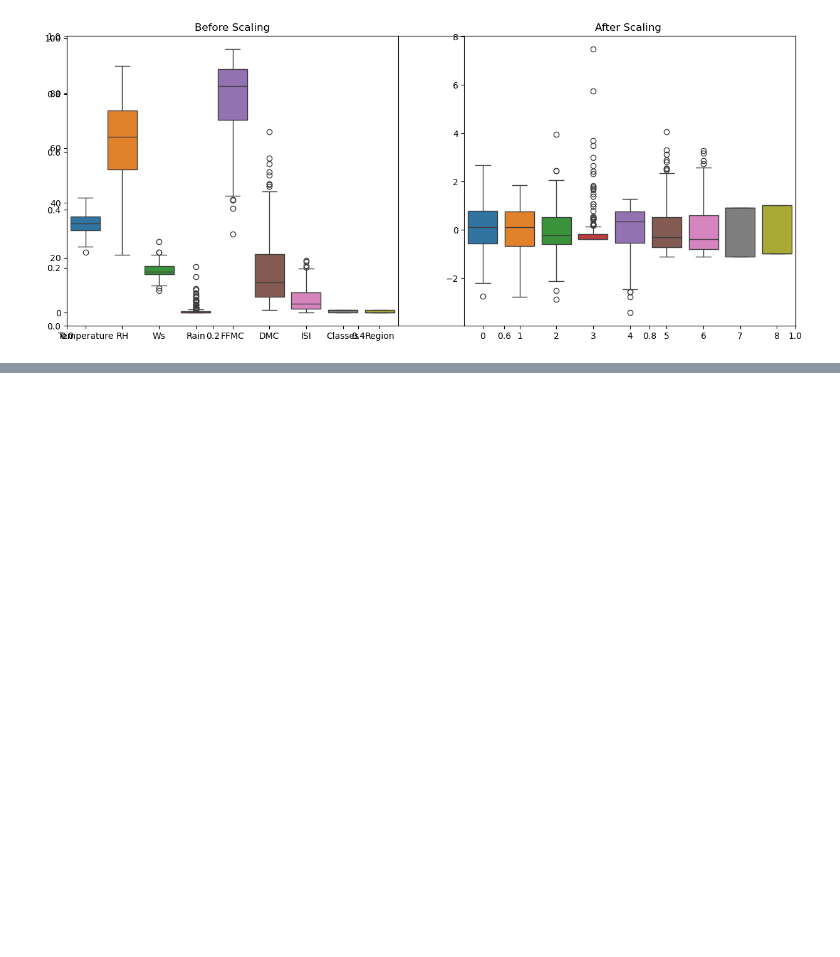
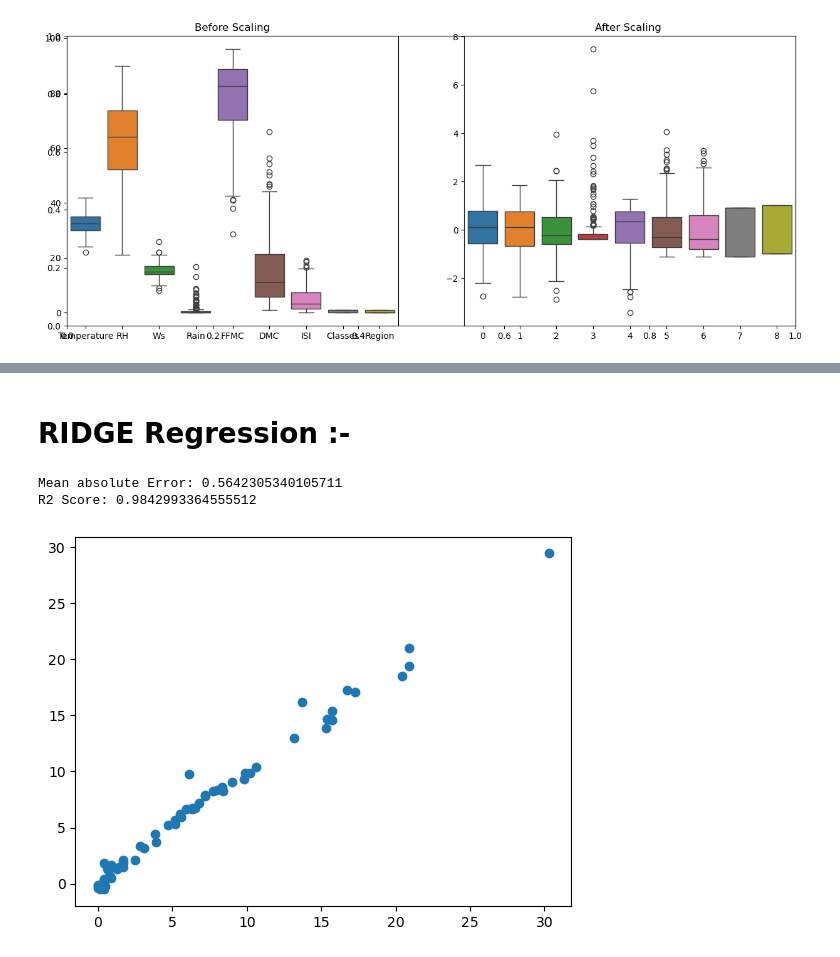
Before and after one commit to rahul-coo/Forest_Fire, a Jupyter notebook: Model_Training.ipynb, the cells around one changed output, grey strips where cells are left out. Saved outputs shown, nothing was run; the diff lists cells and outputs as text; code cells hidden in the pictures; blank space fills up the shorter version.

```diff
--- a/Model_Training.ipynb
+++ b/Model_Training.ipynb
@@ -214,0 +259,4 @@ plt.show()
+# %%
+from sklearn.linear_model import LassoCV
+lassocv=LassoCV(cv=5)
+lassocv.fit(X_train_scaled, y_train)
@@ -214,0 +328,20 @@ plt.show()
+# %% [markdown]
+# RIDGE Regression :-
+# %%
+from sklearn.linear_model import Ridge
+from sklearn.metrics import mean_absolute_error
+from sklearn.metrics import r2_score
+
+ridge=Ridge()
+ridge.fit(X_train_scaled, y_train)
+y_pred=ridge.predict(X_test_scaled)
+mae=mean_absolute_error(y_test, y_pred)
+score=r2_score(y_test, y_pred)
+print("Mean absolute Error:", mae)
+print("R2 Score:", score)
+plt.scatter(y_test, y_pred)
+plt.show() ## IF you gets straight line then your model is good
+# %% [output]
+Mean absolute Error: 0.5642305340105711
+R2 Score: 0.9842993364555512
+[figure, added]
```
Also changed, not shown: parts of 14 cells of this notebook.
